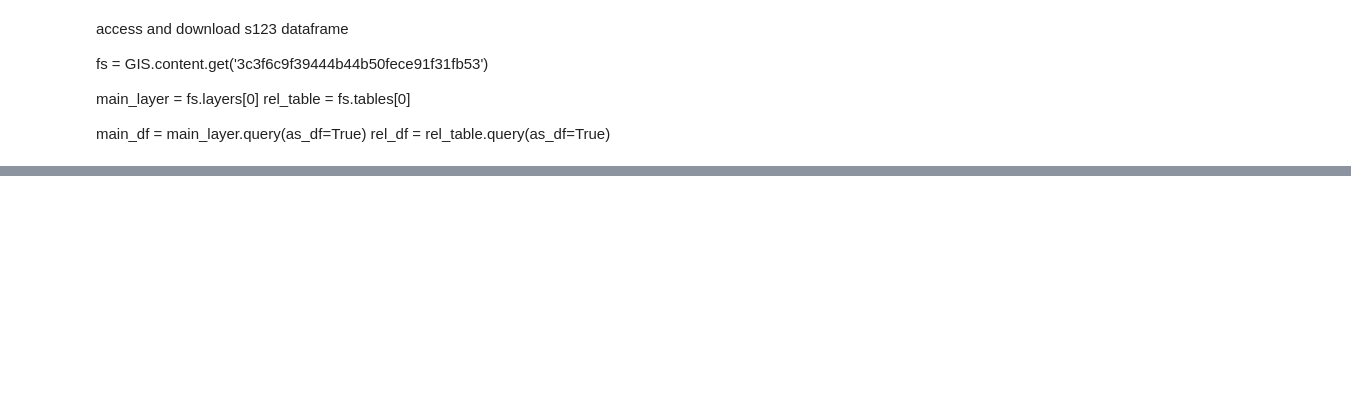
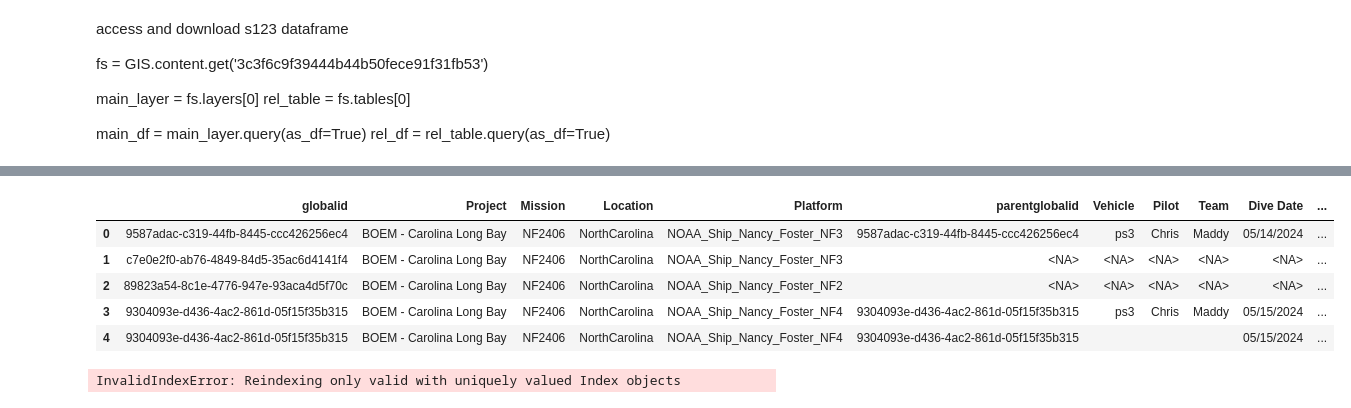
Before and after one commit to Mike-Bollinger/VehicleTools, a Jupyter notebook: Survey123toSmartsheetLogs.ipynb, the cells around one changed output, grey strips where cells are left out. Saved outputs shown, nothing was run; the diff lists cells and outputs as text; code cells hidden in the pictures; blank space fills up the shorter version.

```diff
--- a/Survey123toSmartsheetLogs.ipynb
+++ b/Survey123toSmartsheetLogs.ipynb
@@ -90,3 +172,22 @@ Repeat survey data keys: dict_keys([])
+# %%
+s123_dc_dbf_reset.head()
+# %% [output]
+|  | globalid | Project | Mission | Location | Platform | parentglobalid | Vehicle | Pilot | Team | Dive Date | ... |
+| 0 | 9587adac-c319-44fb-8445-ccc426256ec4 | BOEM - Carolina Long Bay | NF2406 | NorthCarolina | NOAA_Ship_Nancy_Foster_NF3 | 9587adac-c319-44fb-8445-ccc426256ec4 | ps3 | Chris | Maddy | 05/14/2024 | ... |
+| 1 | c7e0e2f0-ab76-4849-84d5-35ac6d4141f4 | BOEM - Carolina Long Bay | NF2406 | NorthCarolina | NOAA_Ship_Nancy_Foster_NF3 | <NA> | <NA> | <NA> | <NA> | <NA> | ... |
+| 2 | 89823a54-8c1e-4776-947e-93aca4d5f70c | BOEM - Carolina Long Bay | NF2406 | NorthCarolina | NOAA_Ship_Nancy_Foster_NF2 | <NA> | <NA> | <NA> | <NA> | <NA> | ... |
+| 3 | 9304093e-d436-4ac2-861d-05f15f35b315 | BOEM - Carolina Long Bay | NF2406 | NorthCarolina | NOAA_Ship_Nancy_Foster_NF4 | 9304093e-d436-4ac2-861d-05f15f35b315 | ps3 | Chris | Maddy | 05/15/2024 | ... |
+| 4 | 9304093e-d436-4ac2-861d-05f15f35b315 | BOEM - Carolina Long Bay | NF2406 | NorthCarolina | NOAA_Ship_Nancy_Foster_NF4 | 9304093e-d436-4ac2-861d-05f15f35b315 |  |  |  | 05/15/2024 | ... |
+# %%
+
+frames = [s123_auv_dbf_reset,s123_rov_dbf_reset,s123_dc_dbf_reset]
+s123_uxs_dbf_merged = pd.concat([s123_auv_dbf_reset, s123_rov_dbf_reset, s123_dc_dbf_reset],ignore_index=True)
+
+
+
+s123_uxs_dbf_merged.head()
+# %% [output]
+InvalidIndexError: Reindexing only valid with uniquely valued Index objects
 # %%
 
 # Smartsheet Configuration
```
Also changed, not shown: parts of 13 cells of this notebook, 1 other file.
